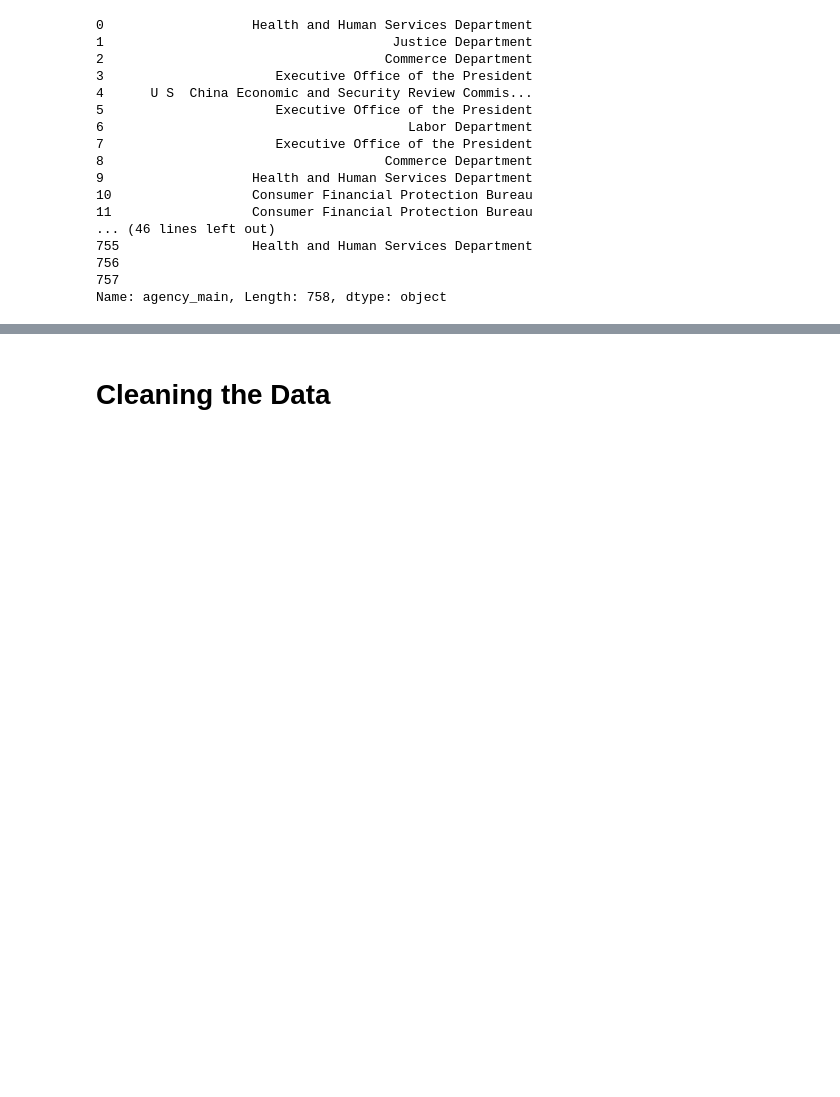
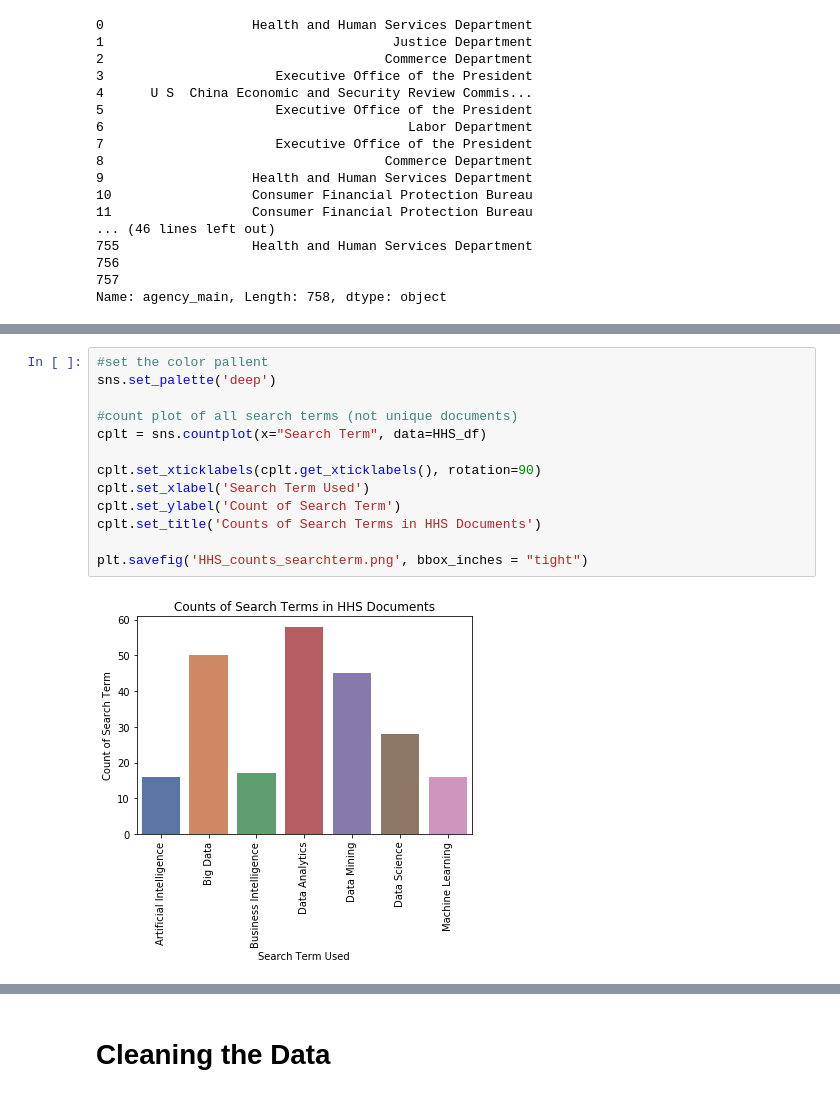
Before and after one commit to JDNantais/FederalRegister_API, a Jupyter notebook: DATA 601 - Federal Register API v2.ipynb, the cells around one changed output, grey strips where cells are left out. Saved outputs shown, nothing was run; the diff lists cells and outputs as text; blank space fills up the shorter version.

```diff
--- a/DATA 601 - Federal Register API v2.ipynb
+++ b/DATA 601 - Federal Register API v2.ipynb
@@ -484,0 +518,15 @@ Name: agency_main, Length: 758, dtype: object
+# %%
+#set the color pallent
+sns.set_palette('deep')
+
+#count plot of all search terms (not unique documents)
+cplt = sns.countplot(x="Search Term", data=HHS_df)
+
+cplt.set_xticklabels(cplt.get_xticklabels(), rotation=90)
+cplt.set_xlabel('Search Term Used')
+cplt.set_ylabel('Count of Search Term')
+cplt.set_title('Counts of Search Terms in HHS Documents')
+
+plt.savefig('HHS_counts_searchterm.png', bbox_inches = "tight")
+# %% [output]
+[figure, added]
```
Also changed, not shown: parts of 10 cells of this notebook, 7 other files.
